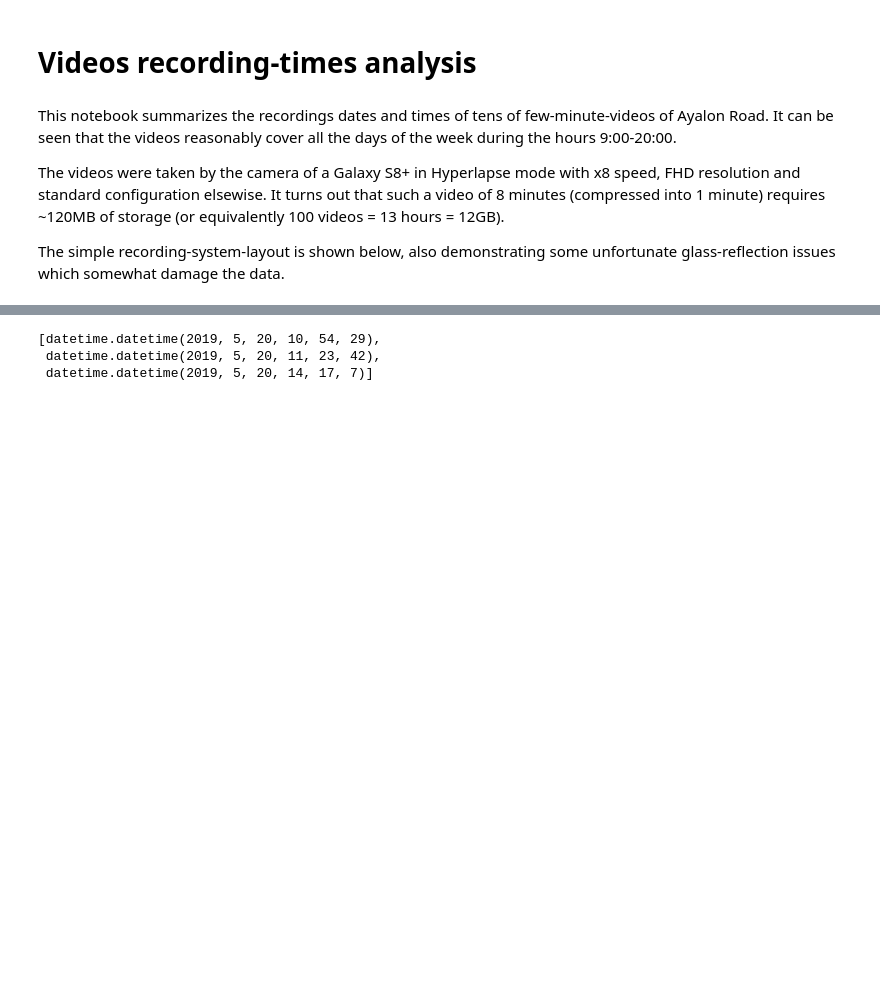
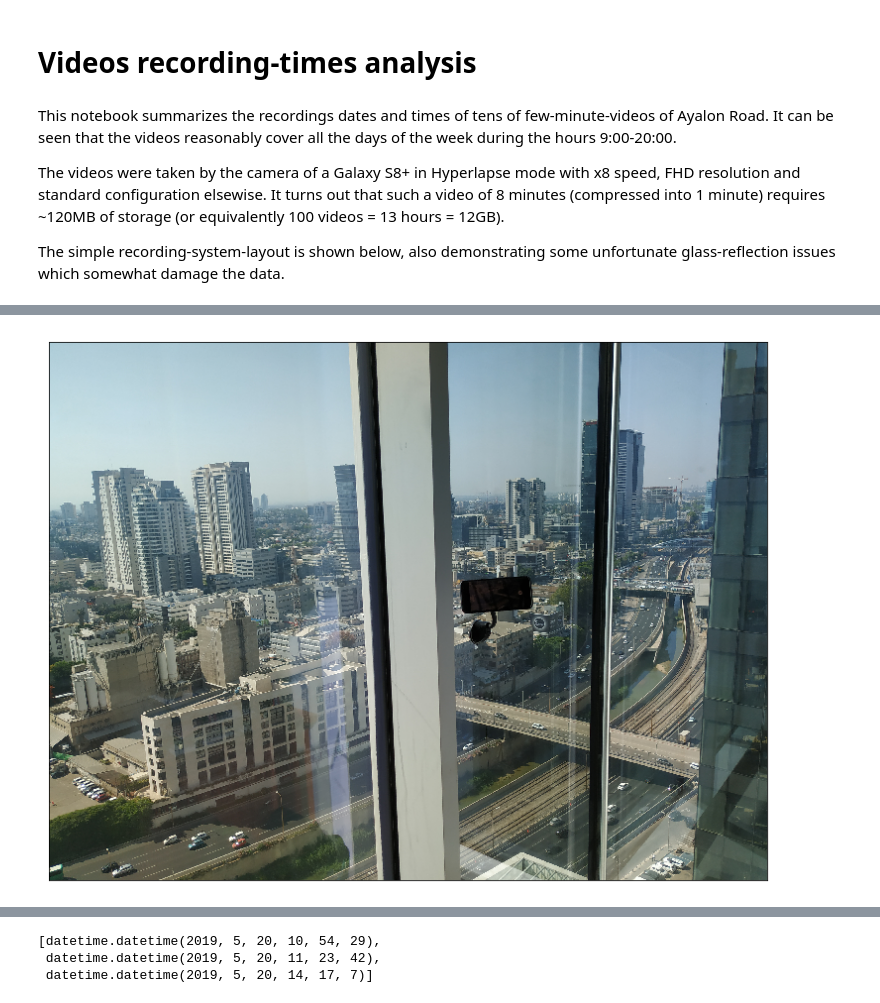
Before and after one commit to ido90/AyalonRoad, a Jupyter notebook: photographer/VideosTimes.ipynb, the cells around one changed output, grey strips where cells are left out. Cells and saved outputs as stored; diff of their text form; code cells hidden in the pictures; blank space fills up the shorter version.

Commit message:
layout photos

```diff
--- a/photographer/VideosTimes.ipynb
+++ b/photographer/VideosTimes.ipynb
@@ -39,0 +38,7 @@ mpl.rcParams.update({'font.size': 12})
+# %%
+plt.figure(figsize=(16,10))
+plt.imshow(np.asarray(Image.open('Layout/stand2.jpg')))
+plt.xticks(())
+plt.yticks(());
+# %% [output]
+[figure, added]
```
Also changed, not shown: parts of 11 cells of this notebook, 5 other files.
